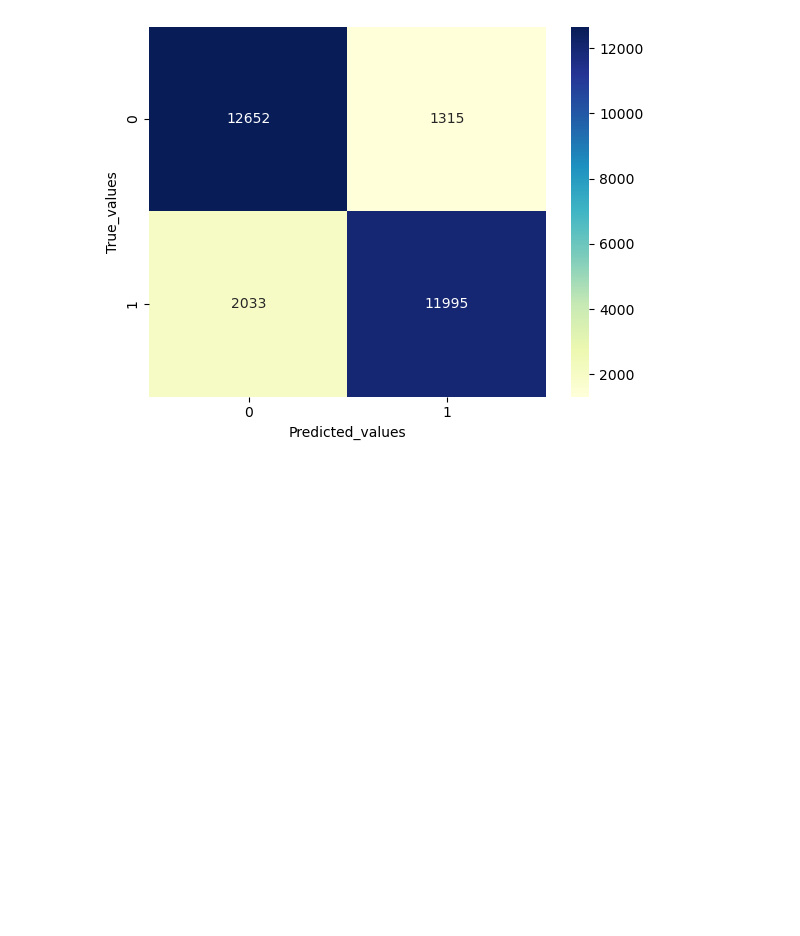
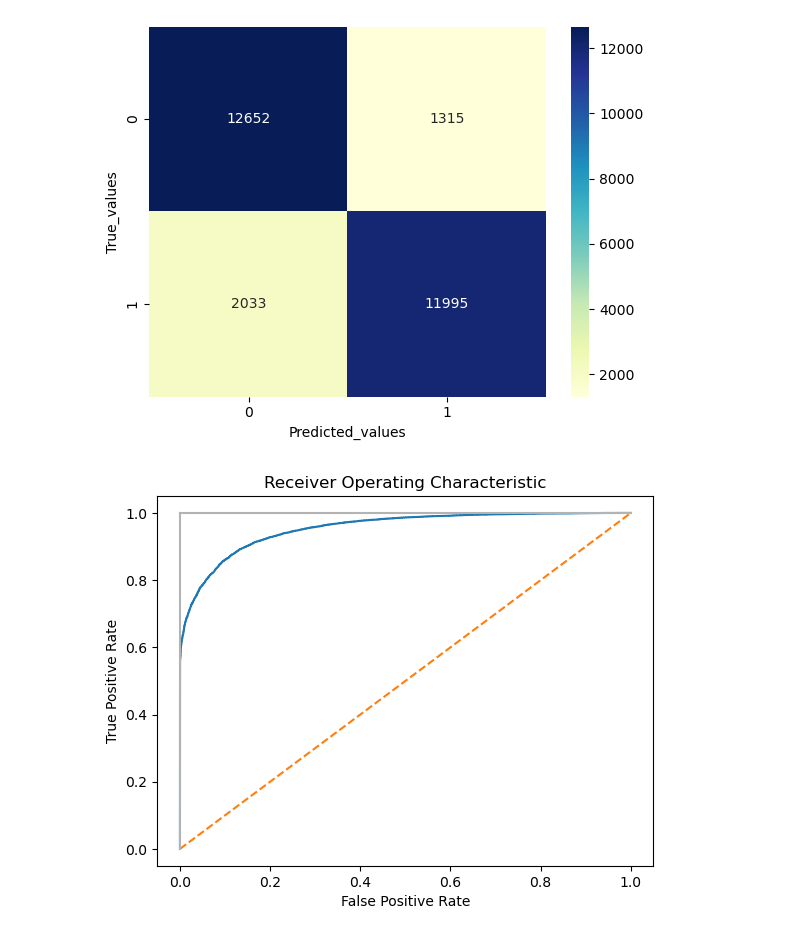
Before and after one commit to Satyaki9207/Loan_default_prediction, a Jupyter notebook: Credit_Default_prediction.ipynb, the cells around one changed output. Cells and saved outputs as stored; diff of their text form; code cells hidden in the pictures; blank space fills up the shorter version.

Commit message:
Added ROC-AUC curve

```diff
--- a/Credit_Default_prediction.ipynb
+++ b/Credit_Default_prediction.ipynb
@@ -257,0 +256,14 @@ plt.ylabel('True_values');
+# %%
+# ROC-AUC curve
+pred_proba=xgb1.predict_proba(X_test_scaled)[:,1]
+fpr,tpr,thresh=roc_curve(y_test,pred_proba)
+
+# Plot ROC curve
+plt.title("Receiver Operating Characteristic")
+plt.plot(fpr, tpr)
+plt.plot([0, 1], ls="--")
+plt.plot([0, 0], [1, 0] , c=".7"), plt.plot([1, 1] , c=".7")
+plt.ylabel("True Positive Rate")
+plt.xlabel("False Positive Rate");
+# %% [output]
+[figure, added]
```
Also changed, not shown: parts of 2 cells of this notebook.
